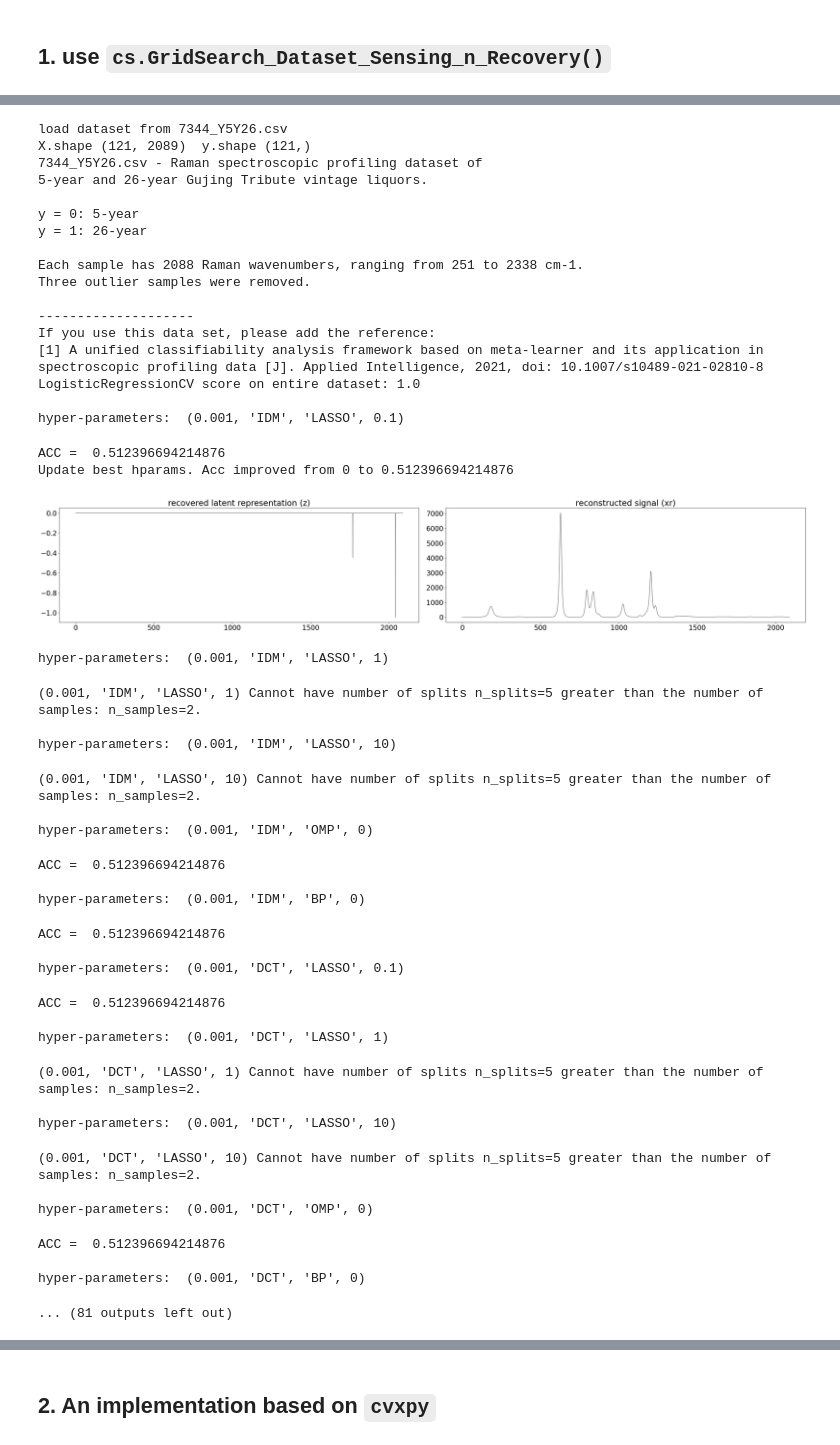
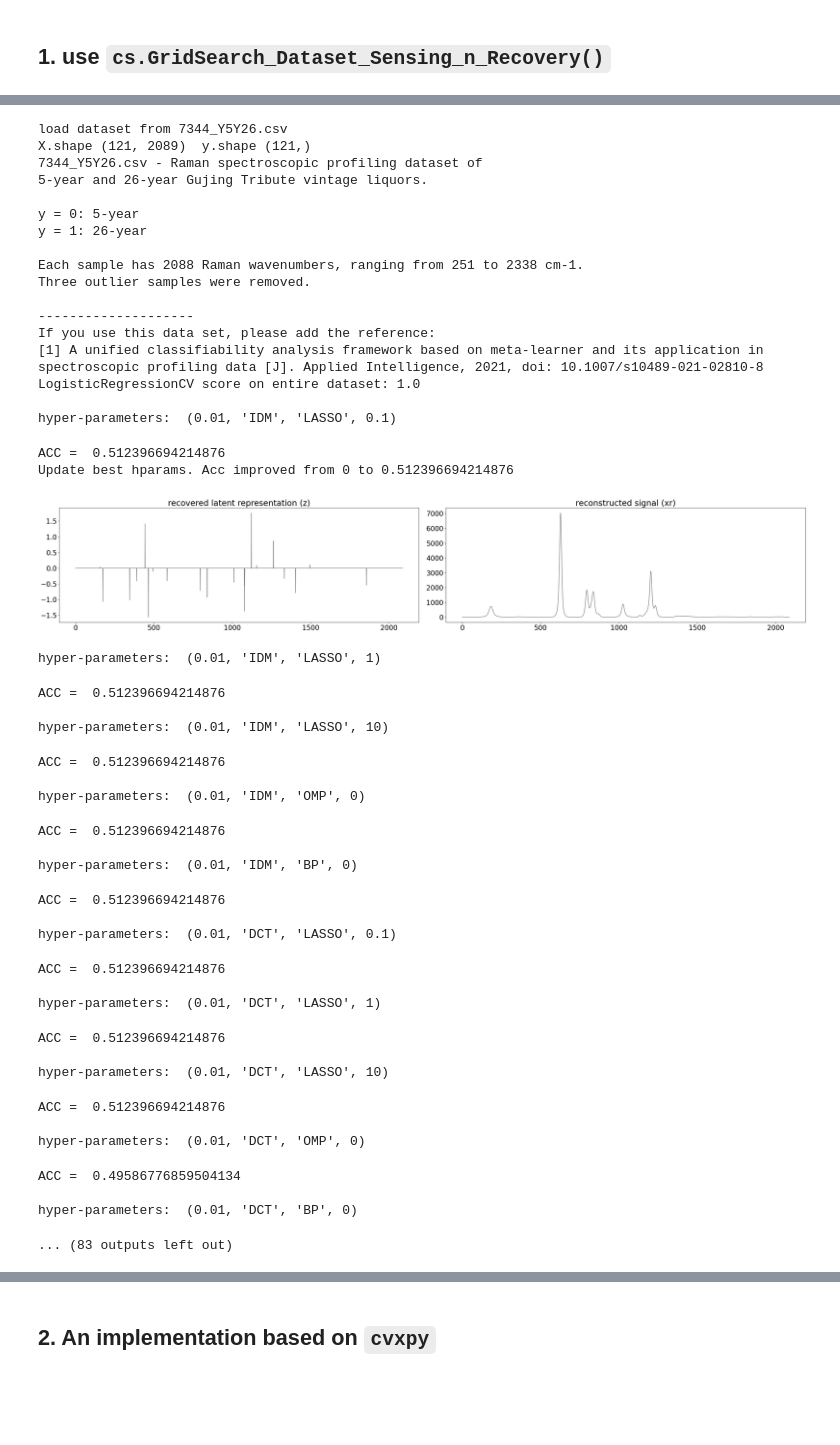
Before and after one commit to zhangys11/cs1, a Jupyter notebook: notebooks/Compressed Sensing - VAE - Vintage.ipynb, the cells around one changed output, grey strips where cells are left out. Drawn from its saved outputs; the diff is of its cells as text; code cells hidden in the pictures; blank space fills up the shorter version.

```diff
--- a/notebooks/Compressed Sensing - VAE - Vintage.ipynb
+++ b/notebooks/Compressed Sensing - VAE - Vintage.ipynb
@@ -327,21 +367,3 @@ The function `bp_cs()` defined below takes as input an signal vector `x`, genera
 The basis pursuit minimization is a convex optimization problem that can be reformulated as a linear programming problem.
 # %% [markdown]
 ## 1. use `cs.GridSearch_Dataset_Sensing_n_Recovery()`
-# %%
-from qsi import io
-import matplotlib
-import matplotlib.pyplot as plt
-from cs1 import cs
-
-
-X, y, X_names, desc, labels = io.load_dataset('vintage_526', display = False)
-# X, y, X_names, labels = io.open_dataset('7345X.5.csv', delimiter=',', has_y=True, labels = ["5Y","8Y","16Y","26Y"])
-
-if X.shape[1] % 2 == 1:
-    X = X[:,:-1] # make columns even. DCT requires even input.
-
-scaler = StandardScaler()  # MinMaxScaler() # StandardScaler()
-X = scaler.fit_transform(X)
-
-clf = LogisticRegressionCV(cv=5).fit(X, y)
-print('\n\nLogisticRegressionCV score on entire dataset:', clf.score(X, y))
@@ -366,60 +370,61 @@ LogisticRegressionCV score on entire dataset: 1.0
 # %%
+from qsi import io
 from cs1 import cs
 
 from qsi import io
 X, y, X_names, desc, labels = io.load_dataset('vintage_526', display = False)
 
 cs.GridSearch_Dataset_Sensing_n_Recovery(X, y, ts = ['IDM', 'DCT', 'DFT'],
-ks = [0.001, 0.01, 0.05, 0.1, 0.3],
+ks = [0.01, 0.02, 0.05, 0.1, 0.3],
 solvers = ['LASSO', 'OMP', 'BP'],
 L1s = [0.1, 1, 10])
 # %% [output]
 load dataset from 7344_Y5Y26.csv
 X.shape (121, 2089)  y.shape (121,)
 7344_Y5Y26.csv - Raman spectroscopic profiling dataset of
 5-year and 26-year Gujing Tribute vintage liquors.
 
 y = 0: 5-year
 y = 1: 26-year
 
 Each sample has 2088 Raman wavenumbers, ranging from 251 to 2338 cm-1.
 Three outlier samples were removed.
 
 --------------------
 If you use this data set, please add the reference:
 [1] A unified classifiability analysis framework based on meta-learner and its application in spectroscopic profiling data [J]. Applied Intelligence, 2021, doi: 10.1007/s10489-021-02810-8
 LogisticRegressionCV score on entire dataset: 1.0
 
-hyper-parameters:  (0.001, 'IDM', 'LASSO', 0.1)
+hyper-parameters:  (0.01, 'IDM', 'LASSO', 0.1)
 ACC =  0.512396694214876
 Update best hparams. Acc improved from 0 to 0.512396694214876
-[figure, old version]
+[figure, new version]
-hyper-parameters:  (0.001, 'IDM', 'LASSO', 1)
+hyper-parameters:  (0.01, 'IDM', 'LASSO', 1)
-(0.001, 'IDM', 'LASSO', 1) Cannot have number of splits n_splits=5 greater than the number of samples: n_samples=2.
+ACC =  0.512396694214876
 
-hyper-parameters:  (0.001, 'IDM', 'LASSO', 10)
+hyper-parameters:  (0.01, 'IDM', 'LASSO', 10)
-(0.001, 'IDM', 'LASSO', 10) Cannot have number of splits n_splits=5 greater than the number of samples: n_samples=2.
+ACC =  0.512396694214876
 
-hyper-parameters:  (0.001, 'IDM', 'OMP', 0)
+hyper-parameters:  (0.01, 'IDM', 'OMP', 0)
 ACC =  0.512396694214876
 
-hyper-parameters:  (0.001, 'IDM', 'BP', 0)
+hyper-parameters:  (0.01, 'IDM', 'BP', 0)
 ACC =  0.512396694214876
 
-hyper-parameters:  (0.001, 'DCT', 'LASSO', 0.1)
+hyper-parameters:  (0.01, 'DCT', 'LASSO', 0.1)
 ACC =  0.512396694214876
 
-hyper-parameters:  (0.001, 'DCT', 'LASSO', 1)
+hyper-parameters:  (0.01, 'DCT', 'LASSO', 1)
-(0.001, 'DCT', 'LASSO', 1) Cannot have number of splits n_splits=5 greater than the number of samples: n_samples=2.
+ACC =  0.512396694214876
 
-hyper-parameters:  (0.001, 'DCT', 'LASSO', 10)
+hyper-parameters:  (0.01, 'DCT', 'LASSO', 10)
-(0.001, 'DCT', 'LASSO', 10) Cannot have number of splits n_splits=5 greater than the number of samples: n_samples=2.
+ACC =  0.512396694214876
 
-hyper-parameters:  (0.001, 'DCT', 'OMP', 0)
+hyper-parameters:  (0.01, 'DCT', 'OMP', 0)
-ACC =  0.512396694214876
+ACC =  0.49586776859504134
 
-hyper-parameters:  (0.001, 'DCT', 'BP', 0)
+hyper-parameters:  (0.01, 'DCT', 'BP', 0)
-... (81 outputs left out)
+... (83 outputs left out)
 # %% [markdown]
 (0.1, 'DCT/DFT/IDM', 'LASSO/BP/OMP') : ACC = 100%   当k达到0.1后，即使IDM也获得了100%的分类准确率。
 
```
Also changed, not shown: parts of 4 cells of this notebook, 1 other file.
